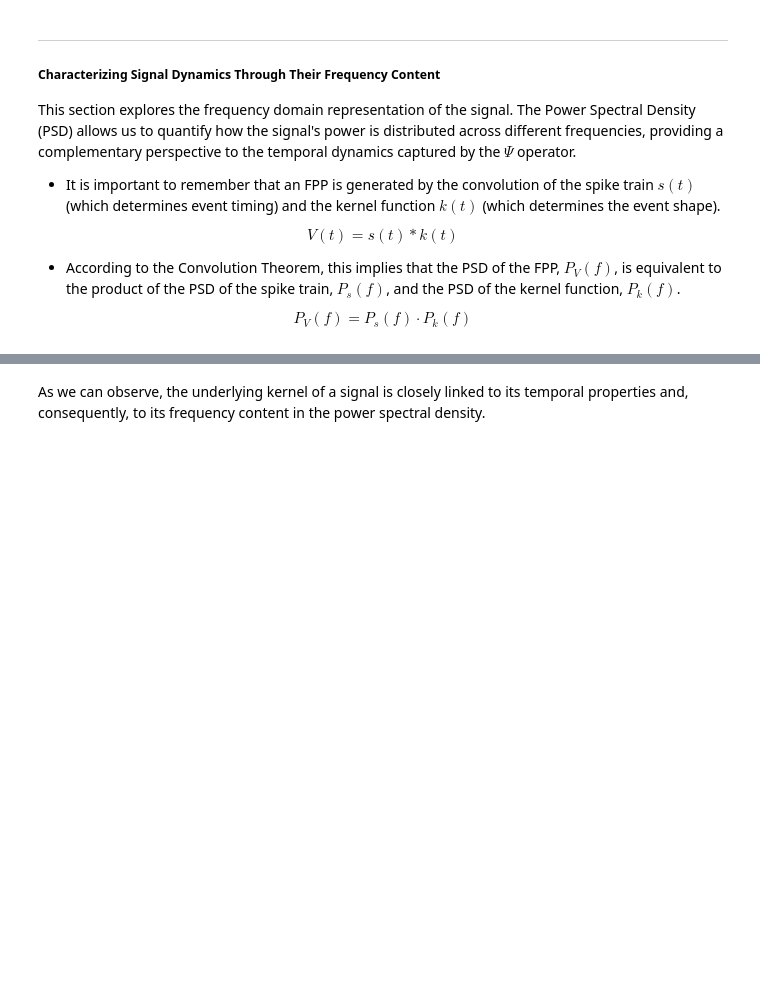
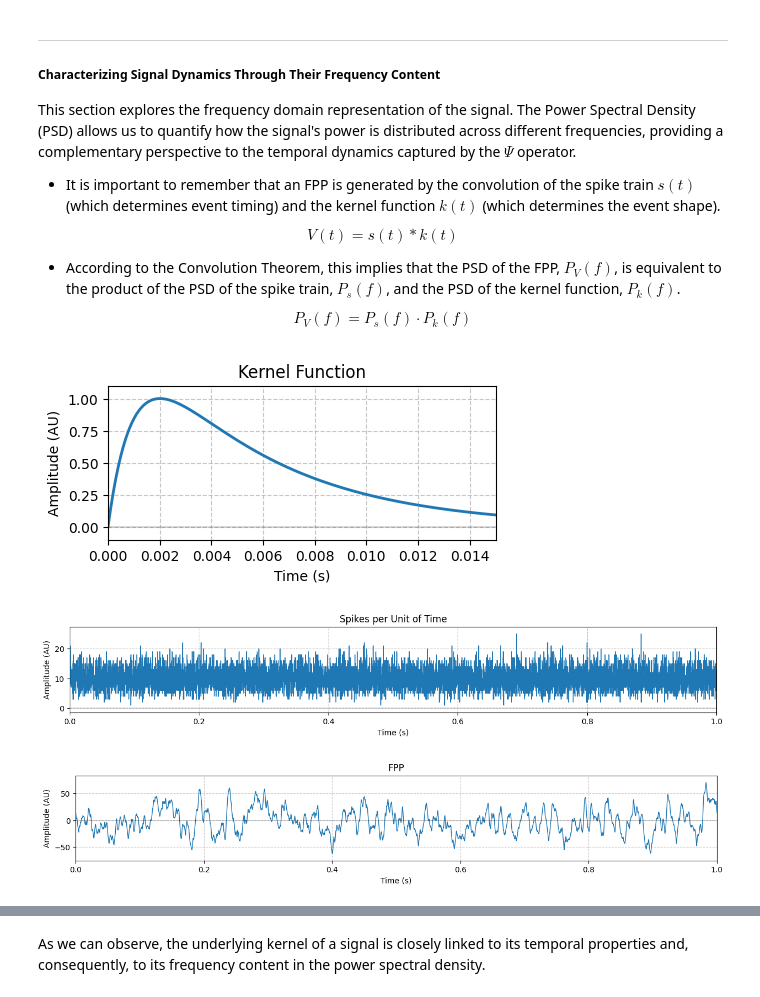
Before and after one commit to RojasMN/synaptic-kernels-LFP, a Jupyter notebook: simulations/03_specparam.ipynb, the cells around one changed output, grey strips where cells are left out. Saved outputs shown, nothing was run; the diff lists cells and outputs as text; code cells hidden in the pictures; blank space fills up the shorter version.

```diff
--- a/simulations/03_specparam.ipynb
+++ b/simulations/03_specparam.ipynb
@@ -34,4 +34,23 @@ $$
 P_V(f) = P_s(f) \cdot P_k(f)
 $$
 # %%
-#
+# Parameters
+t_sec, fs, n_neurons, rate = (200, 10000, 2500, 40)
+
+kernel_dexp, time_dexp = dual_exponential(t_sec = t_sec,
+                                          fs = fs,
+                                          tau_rise_s = 1 / 1000,
+                                          tau_decay_s = 5 / 1000,
+                                          max_amplitude = 1)
+
+
+signal_dexp, time_signal_dexp, _ = simulate_fpp(kernel = kernel_dexp,
+                                                fs = fs,
+                                                t_sec = t_sec,
+                                                num_neurons = n_neurons,
+                                                rate = rate)
+
+
+# Since 'simulate_fpp' does not return the spike train, we will have to generate a new one
+prob_spike = rate * (1 / fs)
+spikes_pop = np.random.binomial(n = n_neurons, p = prob_spike, size = len(time_signal_dexp))
@@ -39,0 +57,8 @@ $$
+# %%
+plot_trace(kernel_dexp, time_dexp, title = 'Kernel Function', xlim = (0, 0.015))
+plot_trace(spikes_pop, time_signal_dexp, size = (15, 2), xlim = (0, 1), linewidth = 1, title = 'Spikes per Unit of Time')
+plot_trace(signal_dexp, time_signal_dexp, size = (15, 2), xlim = (0, 1), linewidth = 1, title = 'FPP')
+# %% [output]
+[figure, added]
+[figure, added]
+[figure, added]
```
Also changed, not shown: parts of 23 cells of this notebook, 6 other files.
